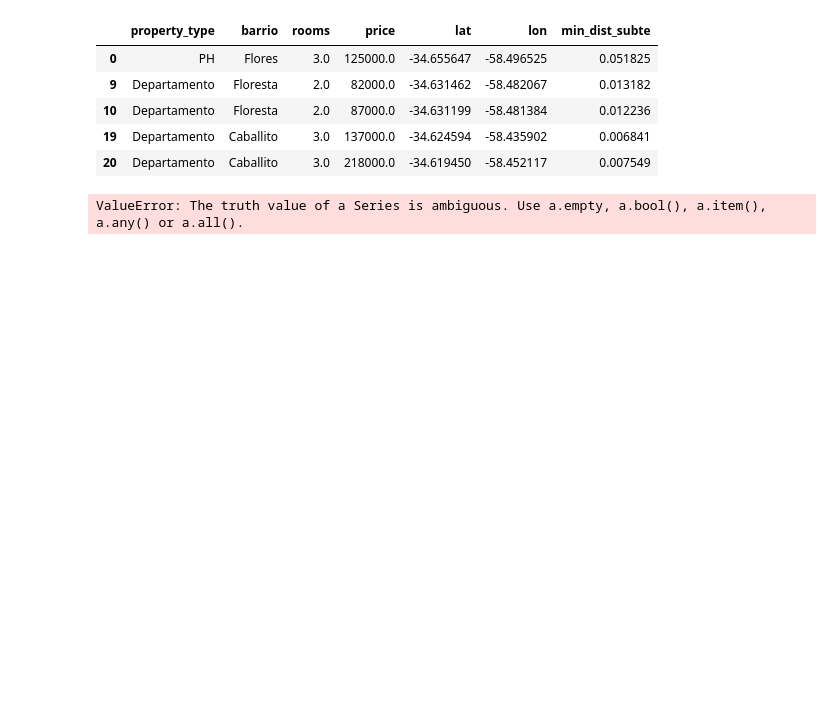
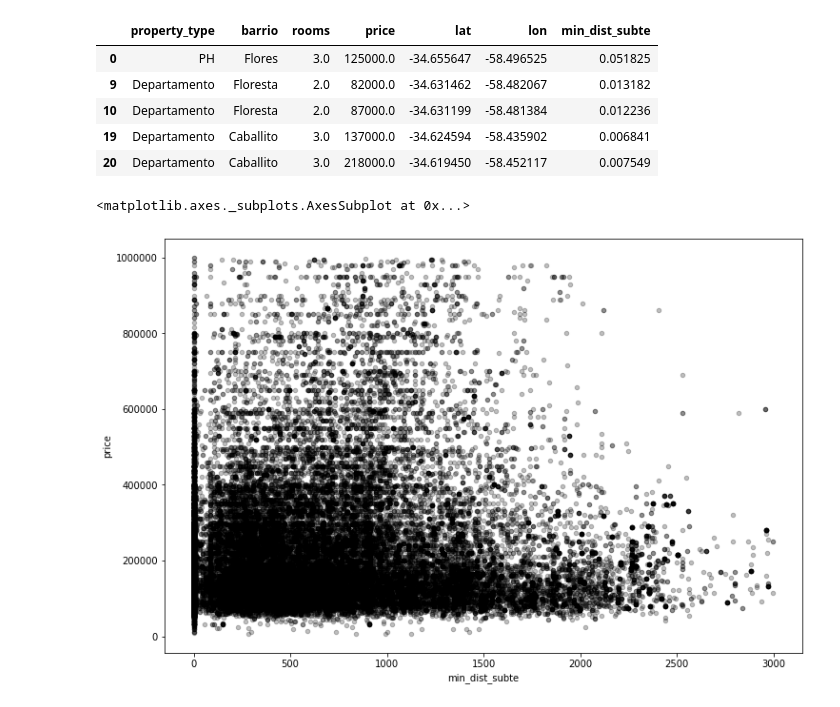
Before and after one commit to Santiago-Pinto/TPSistemasInteligentes, a Jupyter notebook: Subtes.ipynb, the cells around one changed output. Saved outputs shown, nothing was run; the diff lists cells and outputs as text; code cells hidden in the pictures; blank space fills up the shorter version.

Commit message:
Fix en el ultimo plot de los subtes

```diff
--- a/Subtes.ipynb
+++ b/Subtes.ipynb
@@ -784,8 +784,9 @@ dmin.head()
 # %%
 #Grafico la relacion precio vs distancia a CUALQUIER subte
 %matplotlib inline
-dmin1 = dmin[dmin,dmin['price']< 1000000]
+dmin1 = dmin[dmin['price']< 1000000]
 dmin2 = dmin1[dmin1['min_dist_subte']< 3000]
 dmin2.plot.scatter('min_dist_subte', 'price',alpha=0.25, figsize=(12,8), color=(0.0,0.0,0.0))
 # %% [output]
-ValueError: The truth value of a Series is ambiguous. Use a.empty, a.bool(), a.item(), a.any() or a.all().
+<matplotlib.axes._subplots.AxesSubplot at 0x...>
+[figure, added]
```
